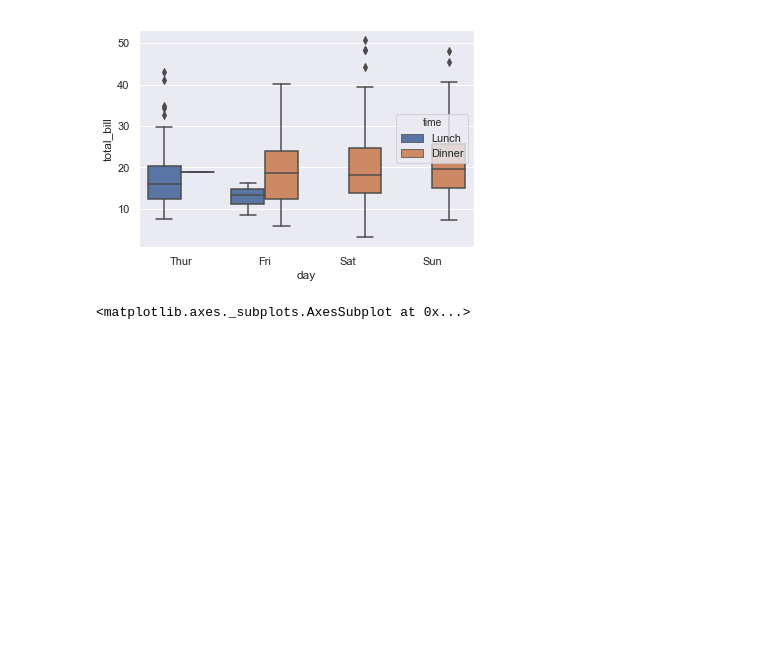
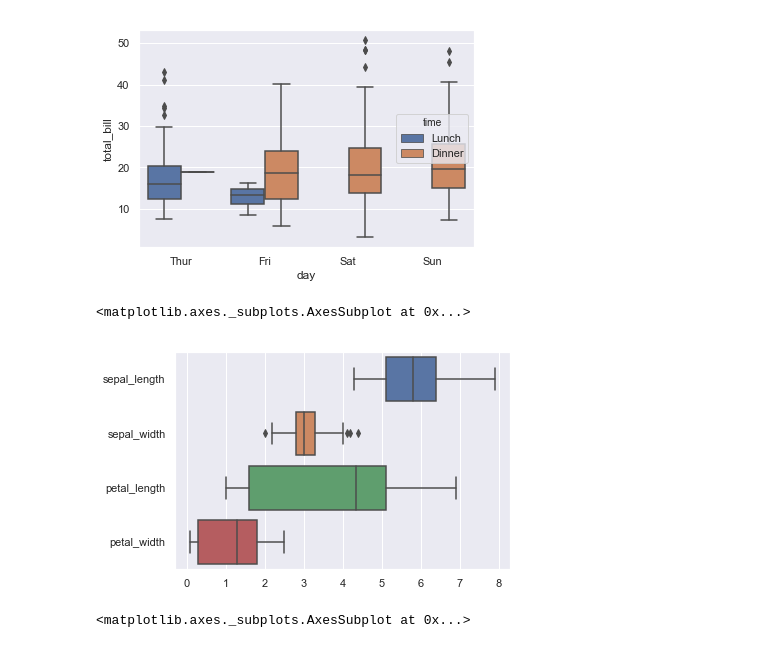
Before and after one commit to Clayygou/seaborn, a Jupyter notebook: 4multivariate.ipynb, the cells around one changed output. Saved outputs shown, nothing was run; the diff lists cells and outputs as text; code cells hidden in the pictures; blank space fills up the shorter version.

```diff
--- a/4multivariate.ipynb
+++ b/4multivariate.ipynb
@@ -56,6 +56,11 @@ sns.boxplot(x= "day",y= "total_bill",data = tips, hue = "time")
 # %% [output]
 <matplotlib.axes._subplots.AxesSubplot at 0x...>
 [figure]
+# %%
+sns.boxplot(data = iris,orient = "h") # h is 横着画图
+# %% [output]
+<matplotlib.axes._subplots.AxesSubplot at 0x...>
+[figure, added]
 # %%
 sns.violinplot(y= "day",x= "total_bill",data = tips, hue = "sex",split = True)
 # %% [output]
```
Also changed, not shown: parts of 11 cells of this notebook.
